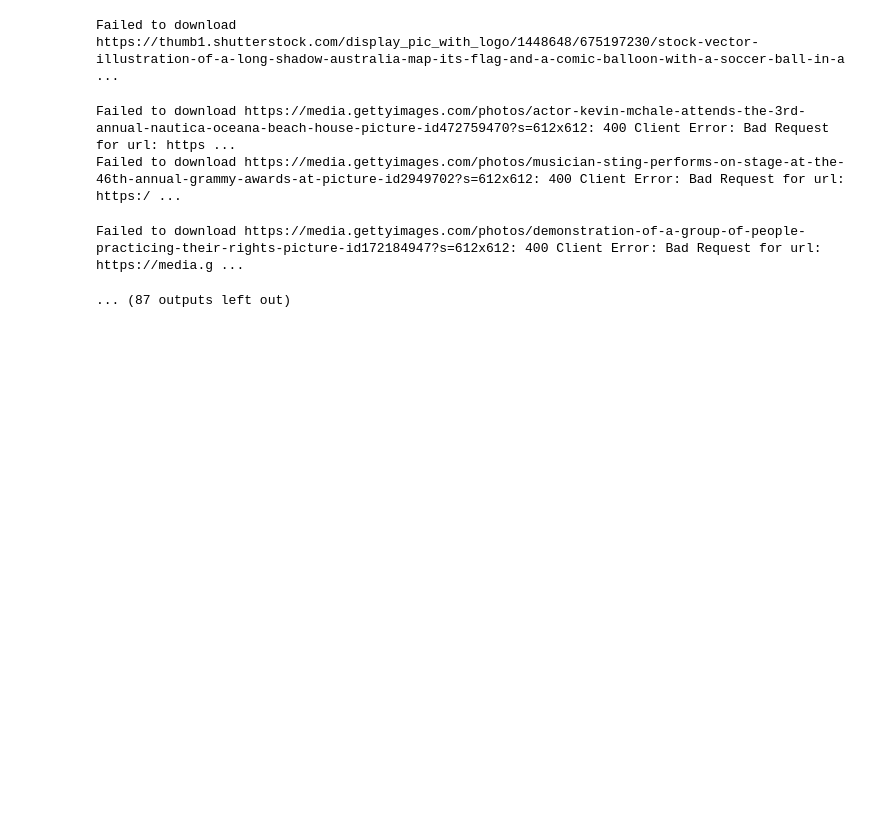
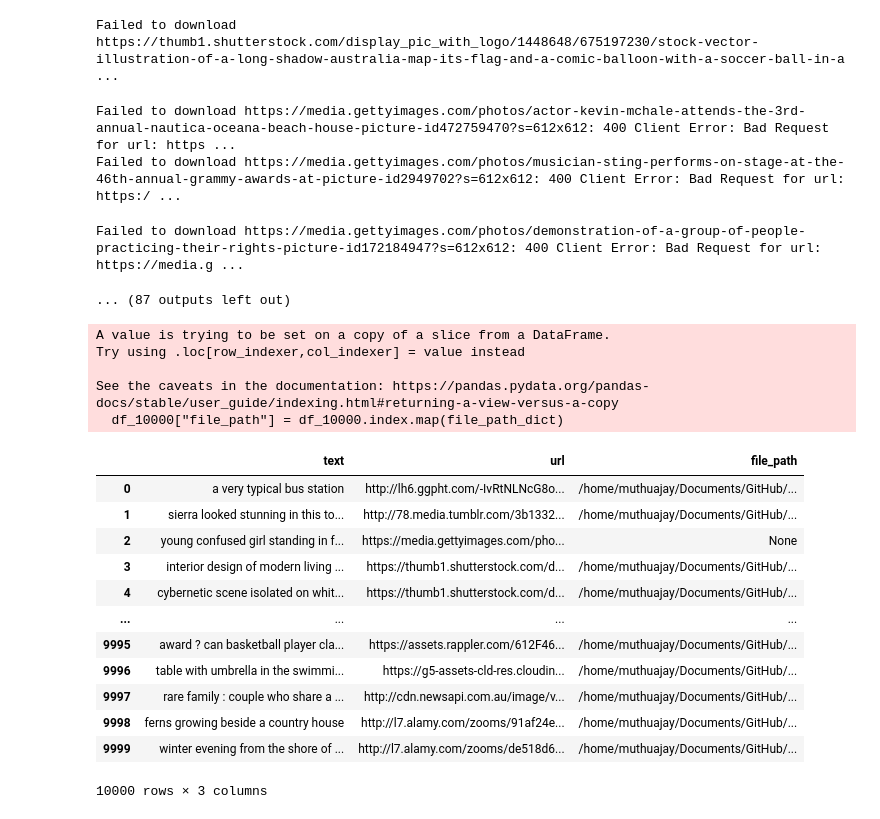
Before and after one commit to MuthuAjay/DeepLearning, a Jupyter notebook: CLIP/prepare_dataset.ipynb, the cells around one changed output. Drawn from its saved outputs; the diff is of its cells as text; code cells hidden in the pictures; blank space fills up the shorter version.

```diff
--- a/CLIP/prepare_dataset.ipynb
+++ b/CLIP/prepare_dataset.ipynb
@@ -272,4 +272,26 @@ Failed to download https://media.gettyimages.com/photos/demonstration-of-a-group
 # %%
 # Convert results back to a dict or series
 file_path_dict = dict(results)
-test_df["file_path"] = test_df.index.map(file_path_dict)
+df_10000["file_path"] = df_10000.index.map(file_path_dict)
+# %% [output]
+A value is trying to be set on a copy of a slice from a DataFrame.
+Try using .loc[row_indexer,col_indexer] = value instead
+
+See the caveats in the documentation: https://pandas.pydata.org/pandas-docs/stable/user_guide/indexing.html#returning-a-view-versus-a-copy
+  df_10000["file_path"] = df_10000.index.map(file_path_dict)
+# %%
+df_10000
+# %% [output]
+|  | text | url | file_path |
+| 0 | a very typical bus station | http://lh6.ggpht.com/-IvRtNLNcG8o... | /home/muthuajay/Documents/GitHub/... |
+| 1 | sierra looked stunning in this to... | http://78.media.tumblr.com/3b1332... | /home/muthuajay/Documents/GitHub/... |
+| 2 | young confused girl standing in f... | https://media.gettyimages.com/pho... | None |
+| 3 | interior design of modern living ... | https://thumb1.shutterstock.com/d... | /home/muthuajay/Documents/GitHub/... |
+| 4 | cybernetic scene isolated on whit... | https://thumb1.shutterstock.com/d... | /home/muthuajay/Documents/GitHub/... |
+| ... | ... | ... | ... |
+| 9995 | award ? can basketball player cla... | https://assets.rappler.com/612F46... | /home/muthuajay/Documents/GitHub/... |
+| 9996 | table with umbrella in the swimmi... | https://g5-assets-cld-res.cloudin... | /home/muthuajay/Documents/GitHub/... |
+| 9997 | rare family : couple who share a ... | http://cdn.newsapi.com.au/image/v... | /home/muthuajay/Documents/GitHub/... |
+| 9998 | ferns growing beside a country house | http://l7.alamy.com/zooms/91af24e... | /home/muthuajay/Documents/GitHub/... |
+| 9999 | winter evening from the shore of ... | http://l7.alamy.com/zooms/de518d6... | /home/muthuajay/Documents/GitHub/... |
+10000 rows × 3 columns
```
Also changed, not shown: parts of 2 cells of this notebook.
